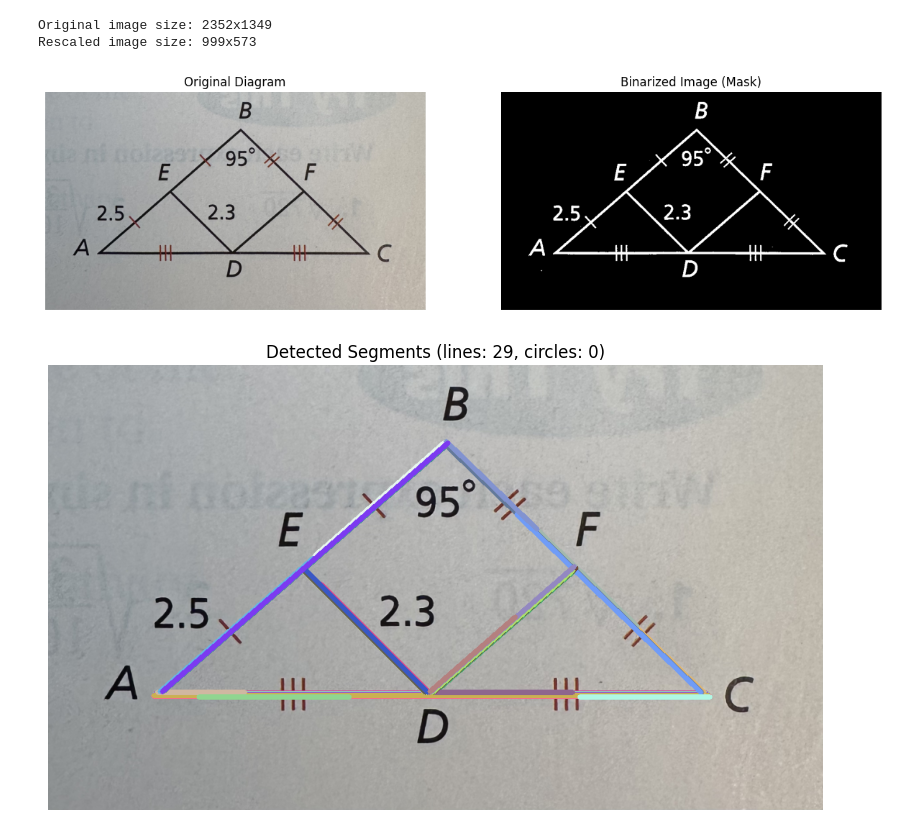
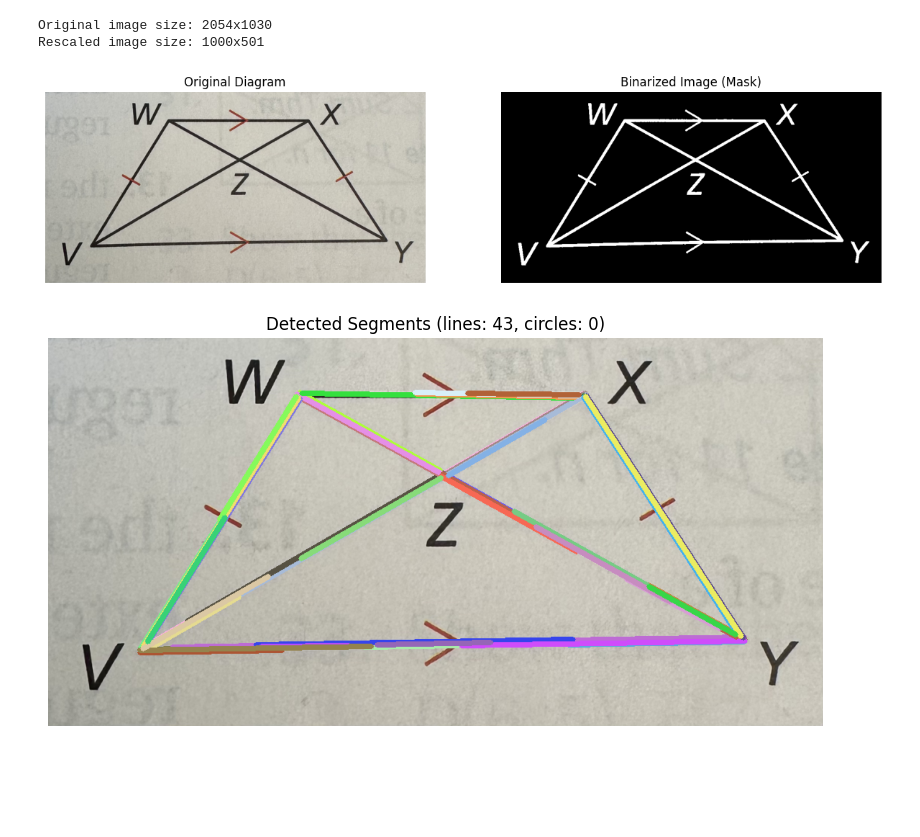
Before and after one commit to hsharriman/geo-proof-dataset, a Jupyter notebook: coordinate_extraction/coord_extraction.ipynb, the cells around one changed output. Saved outputs shown, nothing was run; the diff lists cells and outputs as text; code cells hidden in the pictures; blank space fills up the shorter version.

```diff
--- a/coordinate_extraction/coord_extraction.ipynb
+++ b/coordinate_extraction/coord_extraction.ipynb
@@ -7,32 +7,32 @@ import matplotlib.pyplot as plt
 plt.rcParams['figure.figsize'] = [10, 8]
 # %%
 # load image and preprocess
-img_bgr = cv2.imread('diagram_sample_image/photo3.jpg')
+img_bgr = cv2.imread('diagram_sample_image/photo4.jpg')
 
 # scale image so that longest side is 1000 pixels
 width, height = img_bgr.shape[1], img_bgr.shape[0]
 max_dim = max(height, width)
 scale_factor = 1000 / max_dim
 img_bgr = cv2.resize(img_bgr, (int(width * scale_factor), int(height * scale_factor)), interpolation=cv2.INTER_AREA)
 print(f"Original image size: {width}x{height}")
 print(f"Rescaled image size: {img_bgr.shape[1]}x{img_bgr.shape[0]}")
 
 img_gray = cv2.cvtColor(img_bgr, cv2.COLOR_BGR2GRAY)
 _, img_binary = cv2.threshold(img_gray, 127, 255, cv2.THRESH_BINARY_INV)
 
 fig, ax = plt.subplots(1, 2, figsize=(15, 7))
 ax[0].imshow(cv2.cvtColor(img_bgr, cv2.COLOR_BGR2RGB))
 ax[0].set_title("Original Diagram")
 ax[0].axis('off')
 
 ax[1].imshow(img_binary, cmap='gray')
 ax[1].set_title("Binarized Image (Mask)")
 ax[1].axis('off')
 plt.show()
 # %% [output]
-Original image size: 2352x1349
-Rescaled image size: 999x573
+Original image size: 2054x1030
+Rescaled image size: 1000x501
-[figure, old version]
+[figure, new version]
 # %%
 from draw_figures import draw_segments_on_image
 
@@ -41,7 +41,7 @@ line_img = img_bgr.copy()
 
 draw_segments_on_image(line_img, lines)
 # %% [output]
-[figure, old version]
+[figure, new version]
 # %%
 from combine_geometry import combine_lines
 
```
Also changed, not shown: parts of 3 cells of this notebook, 2 other files.
